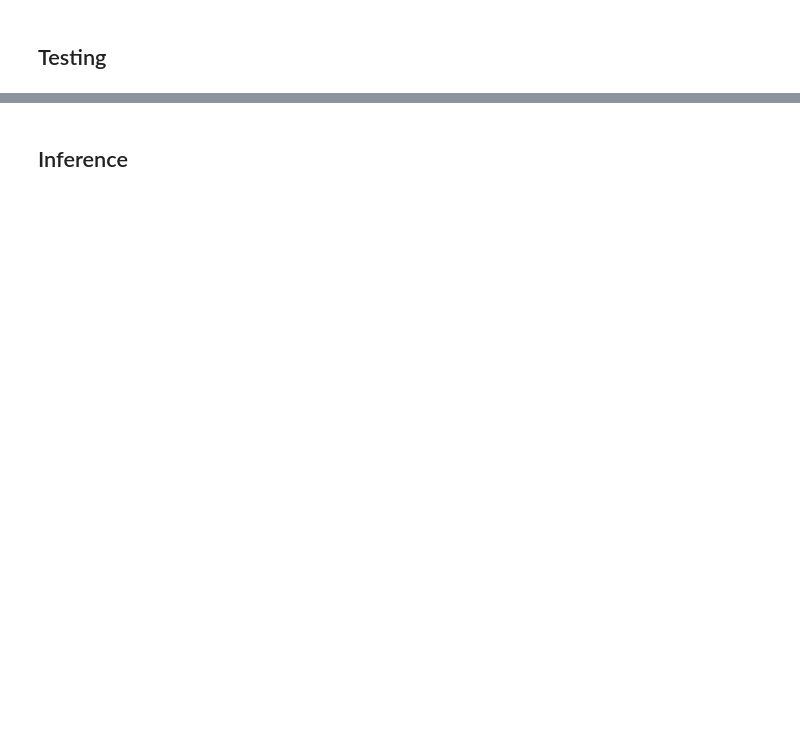
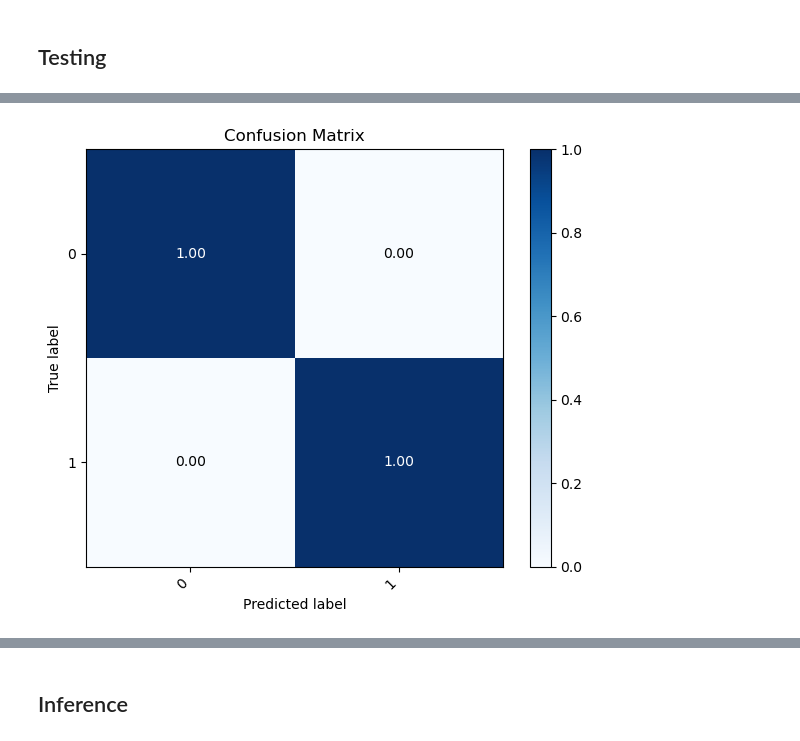
Before and after one commit to dhekmass12/mass-shooting-detector, a Jupyter notebook: model.ipynb, the cells around one changed output, grey strips where cells are left out. Drawn from its saved outputs; the diff is of its cells as text; code cells hidden in the pictures; blank space fills up the shorter version.

```diff
--- a/model.ipynb
+++ b/model.ipynb
@@ -304,7 +471,7 @@ test_size = 0
 for batch_num, (X, Y) in enumerate(test_ds):
     batch_size = len(Y)
     test_size += batch_size
-    pred = crowd_model.predict(X)
+    pred = model.predict(X)
     for i in range(batch_size):
         mean_confidence += np.max(pred[i], axis=-1)
         predicted = np.argmax(pred[i], axis=-1)
@@ -338,0 +506,53 @@ Mean Confidence Score 0.9978971050371354
+# %%
+def plot_confusion_matrix(model, dataset, class_names=None, normalize=False, cmap='Blues'):
+    y_true, y_pred = [], []
+
+    for X, y in dataset:
+        preds = model.predict(X)
+        y_pred.extend(np.argmax(preds, axis=-1).tolist())
+        y_true.extend(y.numpy().tolist())
+
+    y_true = np.array(y_true, dtype=int)
+    y_pred = np.array(y_pred, dtype=int)
+
+    num_classes = int(max(y_true.max() if y_true.size else 0,
+                          y_pred.max() if y_pred.size else 0) + 1)
+    cm = tf.math.confusion_matrix(y_true, y_pred, num_classes=num_classes).numpy()
+
+    if normalize:
+        with np.errstate(all='ignore'):
+            row_sums = cm.sum(axis=1, keepdims=True)
+            cm = np.divide(cm, row_sums, where=row_sums != 0)
+        cm = np.nan_to_num(cm)
+
+    fig, ax = plt.subplots(figsize=(6, 5))
+    im = ax.imshow(cm, interpolation='nearest', cmap=cmap)
+    ax.figure.colorbar(im, ax=ax)
+
+    if class_names is None:
+        class_names = [f'class_{i}' for i in range(num_classes)]
+
+    ax.set(
+        xticks=np.arange(num_classes),
+        yticks=np.arange(num_classes),
+        xticklabels=class_names,
+        yticklabels=class_names,
+        xlabel='Predicted label',
+        ylabel='True label',
+        title='Confusion Matrix'
+    )
+    plt.setp(ax.get_xticklabels(), rotation=45, ha='right')
+
+    fmt = '.2f' if normalize else 'd'
+    thresh = cm.max() / 2.0 if cm.size else 0.5
+    for i in range(num_classes):
+        for j in range(num_classes):
+            ax.text(j, i, format(cm[i, j], fmt),
+                    ha='center', va='center',
+                    color='white' if cm[i, j] > thresh else 'black')
+
+    fig.tight_layout()
+    plt.show()
+
+plot_confusion_matrix(model, test_ds, class_names=class_names, normalize=True)
+# %% [output]
@@ -338,0 +576 @@ Mean Confidence Score 0.9978971050371354
+[figure, added]
```
Also changed, not shown: parts of 23 cells of this notebook, 8 other files.
